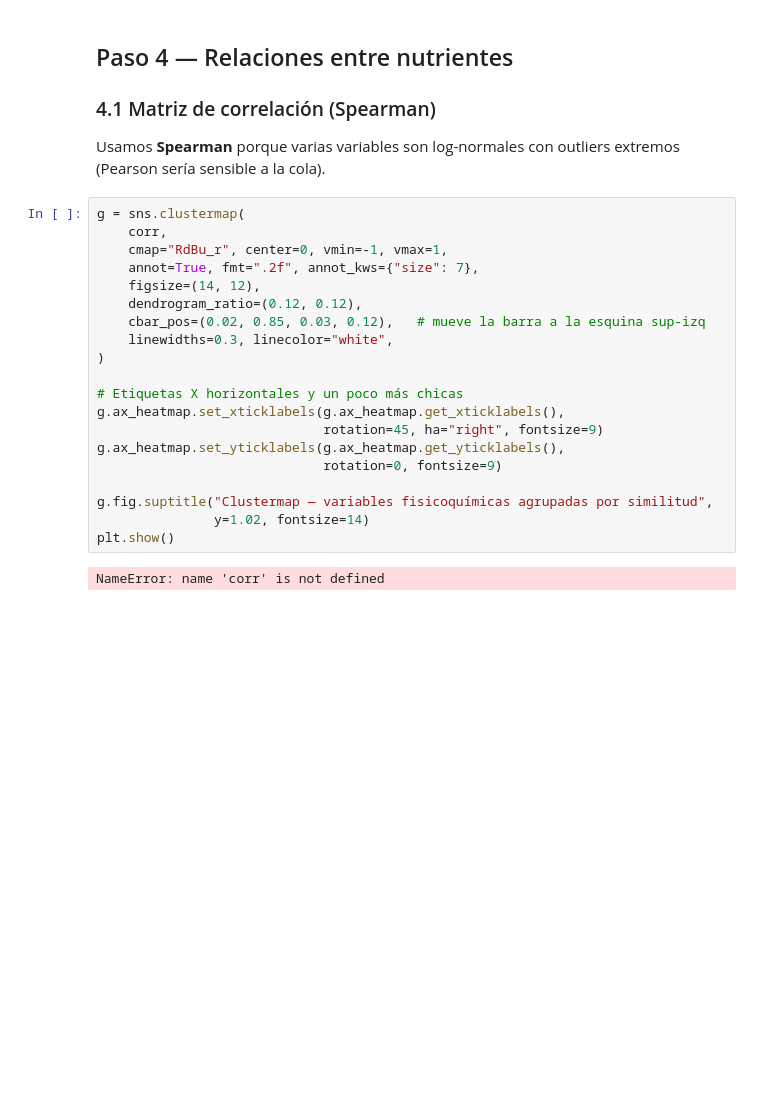
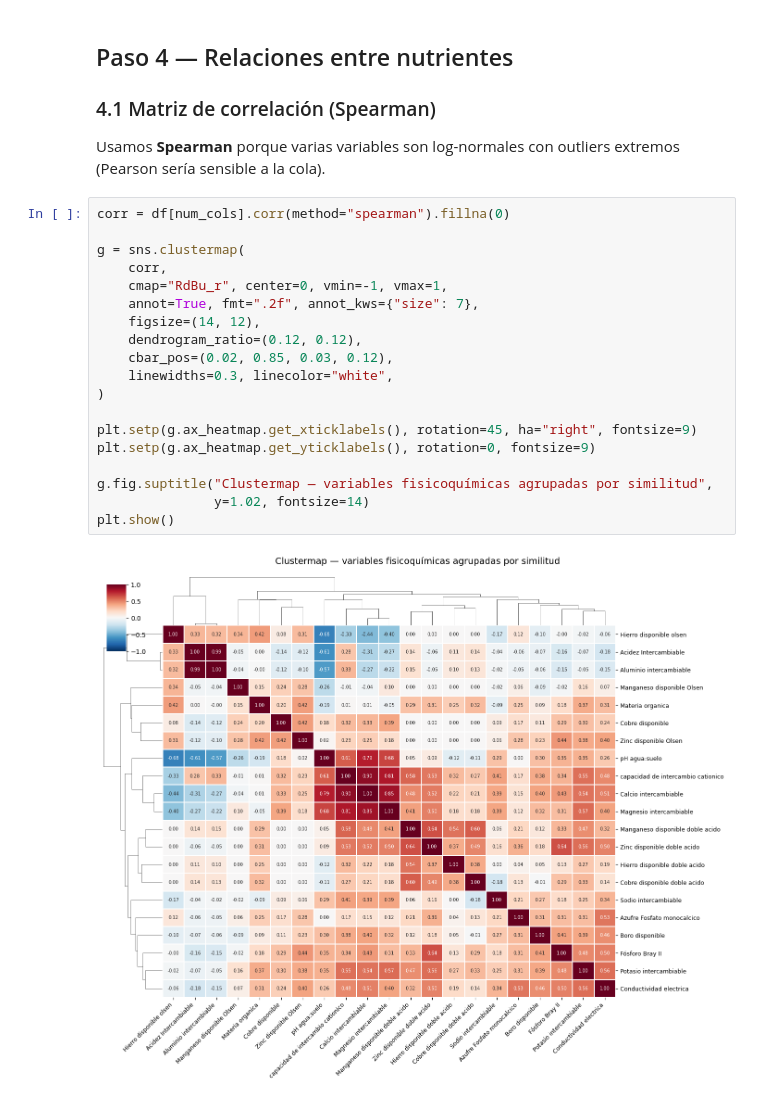
Before and after one commit to kojeda603/analisis_exploratorio_de_datos, a Jupyter notebook: PARCIAL_FINAL_KEVIN.ipynb, the cells around one changed output. Drawn from its saved outputs; the diff is of its cells as text; blank space fills up the shorter version.

```diff
--- a/PARCIAL_FINAL_KEVIN.ipynb
+++ b/PARCIAL_FINAL_KEVIN.ipynb
@@ -623,24 +629,23 @@ sub_dr.groupby("Drenaje")["Materia organica"].agg(["count","mean","median","std"
 Usamos **Spearman** porque varias variables son log-normales con outliers extremos
 (Pearson sería sensible a la cola).
 # %%
+corr = df[num_cols].corr(method="spearman").fillna(0)
+
 g = sns.clustermap(
     corr,
     cmap="RdBu_r", center=0, vmin=-1, vmax=1,
     annot=True, fmt=".2f", annot_kws={"size": 7},
     figsize=(14, 12),
     dendrogram_ratio=(0.12, 0.12),
-    cbar_pos=(0.02, 0.85, 0.03, 0.12),   # mueve la barra a la esquina sup-izq
+    cbar_pos=(0.02, 0.85, 0.03, 0.12),
     linewidths=0.3, linecolor="white",
 )
 
-# Etiquetas X horizontales y un poco más chicas
-g.ax_heatmap.set_xticklabels(g.ax_heatmap.get_xticklabels(),
-                             rotation=45, ha="right", fontsize=9)
-g.ax_heatmap.set_yticklabels(g.ax_heatmap.get_yticklabels(),
-                             rotation=0, fontsize=9)
+plt.setp(g.ax_heatmap.get_xticklabels(), rotation=45, ha="right", fontsize=9)
+plt.setp(g.ax_heatmap.get_yticklabels(), rotation=0, fontsize=9)
 
 g.fig.suptitle("Clustermap — variables fisicoquímicas agrupadas por similitud",
                y=1.02, fontsize=14)
 plt.show()
 # %% [output]
-NameError: name 'corr' is not defined
+[figure, added]
```
Also changed, not shown: parts of 47 cells of this notebook.
